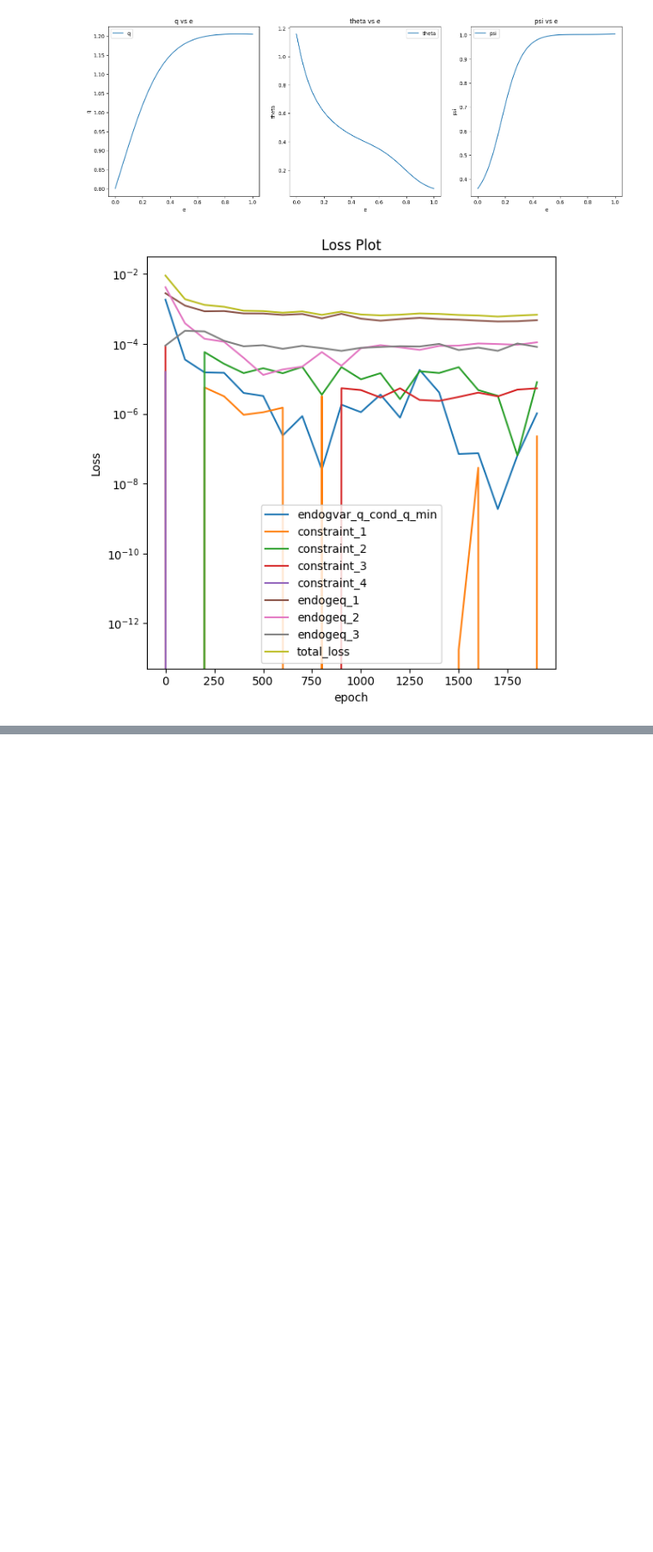
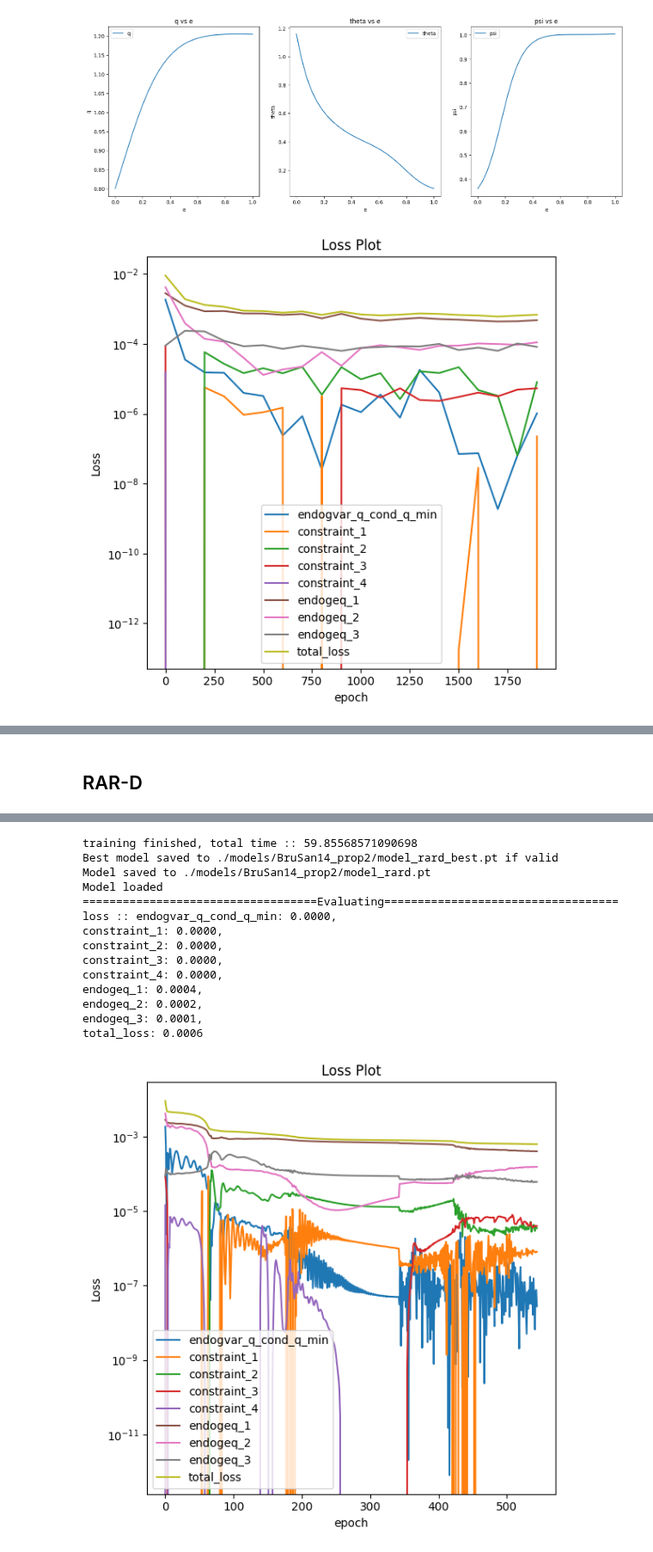
Before and after one commit to rotmanfinhub/deep-macrofin, a Jupyter notebook: examples/pymacrofin_eg/BruSan14_prop2.ipynb, the cells around one changed output, grey strips where cells are left out. Shown at 86% size. Saved outputs shown, nothing was run; the diff lists cells and outputs as text; code cells hidden in the pictures; blank space fills up the shorter version.

```diff
--- a/examples/pymacrofin_eg/BruSan14_prop2.ipynb
+++ b/examples/pymacrofin_eg/BruSan14_prop2.ipynb
@@ -235,0 +226,65 @@ pde_model.plot_vars([r"$\eta\mu^\eta = \eta*\mu_t^\eta$",
+# %% [markdown]
+## RAR-D
+# %%
+set_seeds(0)
+pde_model = PDEModel("BruSan14_prop2",
+                     {"num_epochs": 2000, "loss_log_interval": 100, "optimizer_type": OptimizerType.Adam,
+                      "sampling_method": SamplingMethod.RARD},
+                     latex_var_mapping=latex_var_mapping)
+pde_model.set_state(["e"], {"e": [0.01, 0.99]})
+pde_model.add_endogs(["q", "theta", "psi"], configs={
+    "q": {
+        "positive": True
+    },
+    "theta": {
+        "positive": True
+    },
+    "psi": {
+        "positive": True
+    }
+})
+pde_model.add_params({
+    "sig": .1,
+    "deltae": .05,
+    "deltah": .05,
+    "rho": .06,
+    "r": .05,
+    "a": .11,
+    "ah": .07,
+    "kappa": 2,
+})
+pde_model.add_endog_condition("q",
+                              "q(SV)", {"SV": torch.zeros((1, 1))},
+                              Comparator.EQ,
+                              "0.8", {},
+                              label="q_min")
+pde_model.add_equation(r"$\iota = \frac{q^2-1}{ 2 * \kappa}$")
+pde_model.add_equation(r"$\Phi = \frac{1}{\kappa} * (\sqrt{1+2 * \kappa * \iota} - 1)$")
+pde_model.add_equation(r"$\sigma_t^\eta = \frac{(\psi - \eta) * \sigma}{\eta * (1-(\psi-\eta)*\frac{\partial q}{\partial \eta}/q)}$")
+pde_model.add_equation(r"$\sigma_t^q = \frac{1}{q} *\frac{\partial q}{\partial \eta} * \sigma_t^\eta * \eta$")
+pde_model.add_equation(r"$\sigma_t^\theta = \frac{1}{\theta} * \frac{\partial \theta}{\partial \eta} * \sigma_t^\eta * \eta$")
+pde_model.add_equation(r"$\mu_t^\eta = -\sigma_t^\eta  * (\sigma + \sigma_t^q + \sigma_t^\theta) + \frac{a-\iota}{q} + (1-\psi)*(\underline{\delta} - \delta)$")
+pde_model.add_equation(r"$\mu_t^q = \frac{1}{q} * \left(\frac{\partial q}{\partial \eta} * \mu_t^\eta * \eta + \frac{1}{2} * \frac{\partial^2 q}{\partial \eta^2} * (\sigma_t^\eta)^2 * \eta^2 \right)$")
+pde_model.add_equation(r"$\mu_t^\theta = \frac{1}{\theta} * \left(\frac{\partial \theta}{\partial \eta} * \mu_t^\eta * \eta + \frac{1}{2} * \frac{\partial^2 \theta}{\partial \eta^2} * (\sigma_t^\eta)^2 * \eta^2  \right)$")
+
+pde_model.add_constraint("psi", Comparator.LEQ, "1")
+pde_model.add_constraint("q", Comparator.LEQ, "1.2")
+pde_model.add_constraint("q_e", Comparator.GEQ, "0")
+pde_model.add_constraint("theta_e", Comparator.LEQ, "0")
+pde_model.add_endog_equation(r"$\frac{a-\underline{a}}{q} + \underline{\delta} - \delta + (\sigma + \sigma_t^q) * \sigma_t^\theta = 0$")
+pde_model.add_endog_equation(r"$\mu_t^q = r - \frac{a - \iota}{q} - \Phi + \delta - \sigma * \sigma_t^q - \sigma_t^\theta * (\sigma + \sigma_t^q)$")
+pde_model.add_endog_equation(r"$\mu_t^\theta = \rho - r$")
+
+print(pde_model)
+if not os.path.exists("./models/BruSan14_prop2/model_rard.pt"):
+    pde_model.train_model("./models/BruSan14_prop2", "model_rard.pt", True)
+    pde_model.load_model(torch.load("./models/BruSan14_prop2/model_rard_best.pt"))
+    pde_model.eval_model(True)
+else:
+    pde_model.load_model(torch.load("./models/BruSan14_prop2/model_rard_best.pt"))
+    pde_model.eval_model(True)
+
+plot_loss_df(fn="./models/BruSan14_prop2/model_rard_min_loss.csv", loss_plot_fn="./models/BruSan14_prop2/model_rard_min_loss.jpg")
+pde_model.plot_vars(["q", r"$\theta$", r"$\psi$",
+    r"$\eta\mu^\eta = \eta*\mu_t^\eta$", r"$\eta\sigma^\eta = \eta*\sigma_t^\eta$", "er = psi/e*(sig+sigq)**2"], 3)
+# %% [output]
@@ -235,0 +308,15 @@ pde_model.plot_vars([r"$\eta\mu^\eta = \eta*\mu_t^\eta$",
+training finished, total time :: 59.85568571090698
+Best model saved to ./models/BruSan14_prop2/model_rard_best.pt if valid
+Model saved to ./models/BruSan14_prop2/model_rard.pt
+Model loaded
+===================================Evaluating===================================
+loss :: endogvar_q_cond_q_min: 0.0000,
+constraint_1: 0.0000,
+constraint_2: 0.0000,
+constraint_3: 0.0000,
+constraint_4: 0.0000,
+endogeq_1: 0.0004,
+endogeq_2: 0.0002,
+endogeq_3: 0.0001,
+total_loss: 0.0006
+[figure, added]
```
Also changed, not shown: parts of 10 cells of this notebook.
